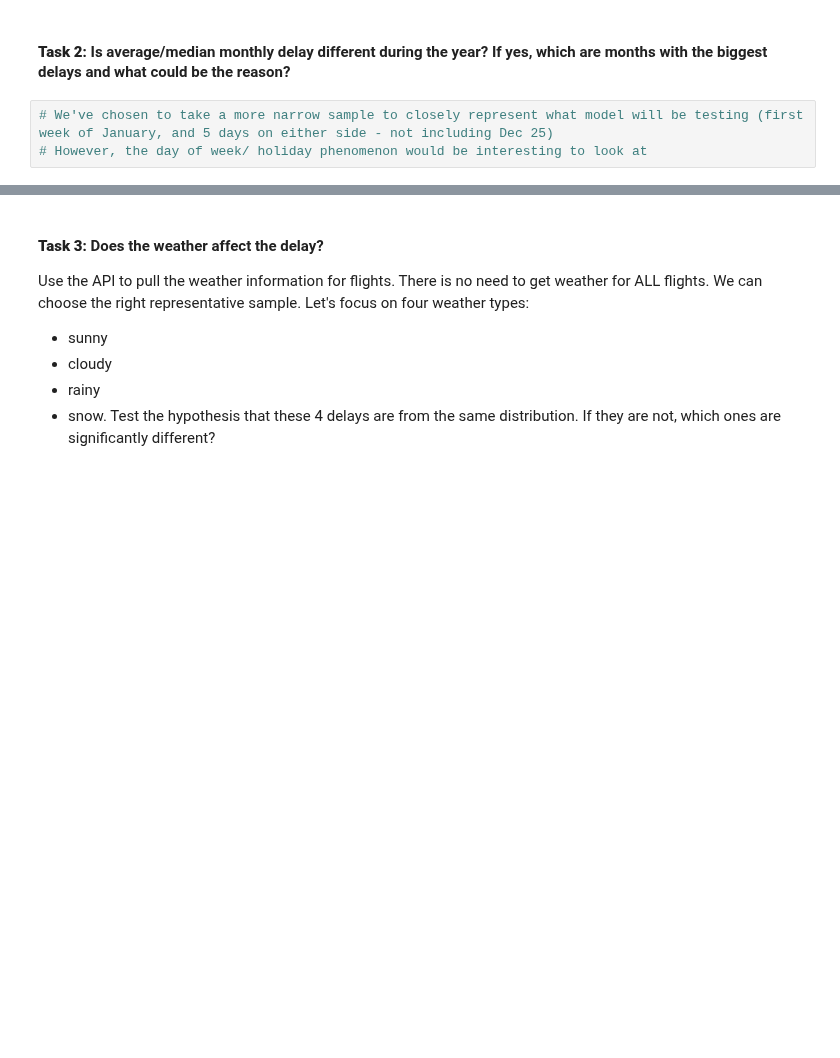
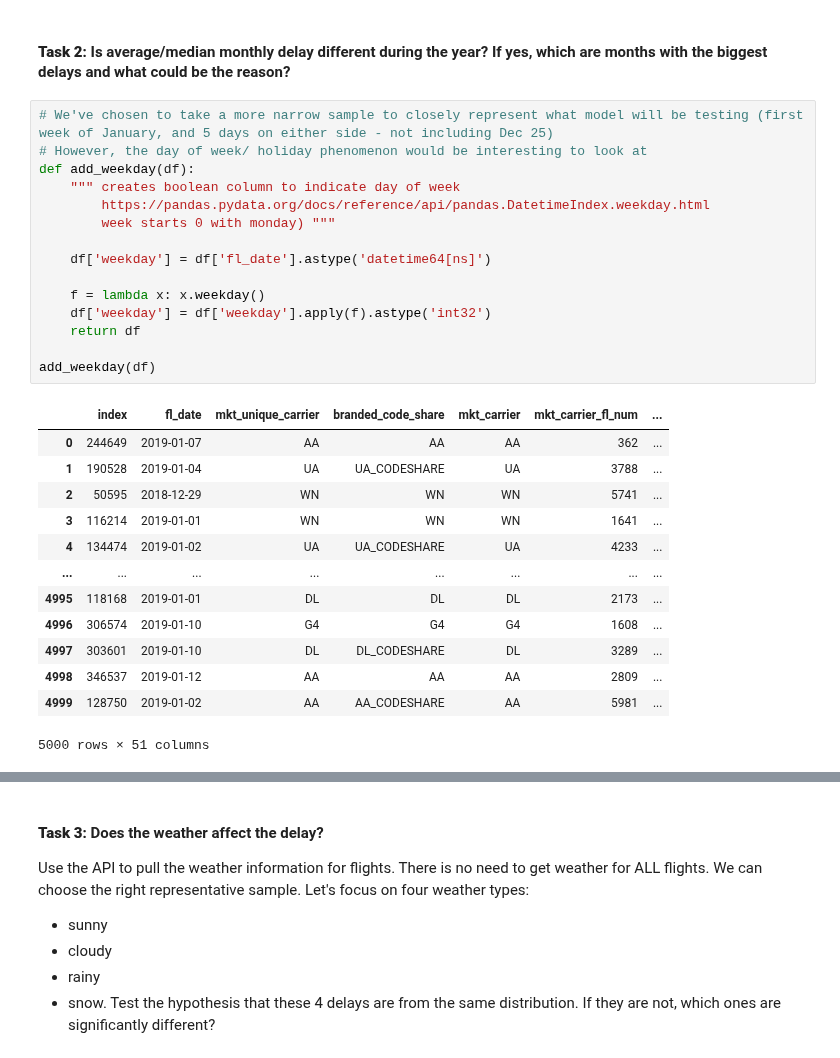
Before and after one commit to jackycwwang/lighthouse_lab_midterm_project, a Jupyter notebook: src/exploratory_analysis.ipynb, the cells around one changed output, grey strips where cells are left out. Saved outputs shown, nothing was run; the diff lists cells and outputs as text; blank space fills up the shorter version.

```diff
--- a/src/exploratory_analysis.ipynb
+++ b/src/exploratory_analysis.ipynb
@@ -61,3 +61,29 @@ Index(['fl_date', 'mkt_unique_carrier', 'branded_code_share', 'mkt_carrier',
 # %%
 # We've chosen to take a more narrow sample to closely represent what model will be testing (first week of January, and 5 days on either side - not including Dec 25)
 # However, the day of week/ holiday phenomenon would be interesting to look at
+def add_weekday(df):
+    """ creates boolean column to indicate day of week
+        https://pandas.pydata.org/docs/reference/api/pandas.DatetimeIndex.weekday.html
+        week starts 0 with monday) """
+
+    df['weekday'] = df['fl_date'].astype('datetime64[ns]')
+
+    f = lambda x: x.weekday()
+    df['weekday'] = df['weekday'].apply(f).astype('int32')
+    return df
+
+add_weekday(df)
+# %% [output]
+|  | index | fl_date | mkt_unique_carrier | branded_code_share | mkt_carrier | mkt_carrier_fl_num | ... |
+| 0 | 244649 | 2019-01-07 | AA | AA | AA | 362 | ... |
+| 1 | 190528 | 2019-01-04 | UA | UA_CODESHARE | UA | 3788 | ... |
+| 2 | 50595 | 2018-12-29 | WN | WN | WN | 5741 | ... |
+| 3 | 116214 | 2019-01-01 | WN | WN | WN | 1641 | ... |
+| 4 | 134474 | 2019-01-02 | UA | UA_CODESHARE | UA | 4233 | ... |
+| ... | ... | ... | ... | ... | ... | ... | ... |
+| 4995 | 118168 | 2019-01-01 | DL | DL | DL | 2173 | ... |
+| 4996 | 306574 | 2019-01-10 | G4 | G4 | G4 | 1608 | ... |
+| 4997 | 303601 | 2019-01-10 | DL | DL_CODESHARE | DL | 3289 | ... |
+| 4998 | 346537 | 2019-01-12 | AA | AA | AA | 2809 | ... |
+| 4999 | 128750 | 2019-01-02 | AA | AA_CODESHARE | AA | 5981 | ... |
+5000 rows × 51 columns
```
Also changed, not shown: parts of 14 cells of this notebook, 3 other files.
